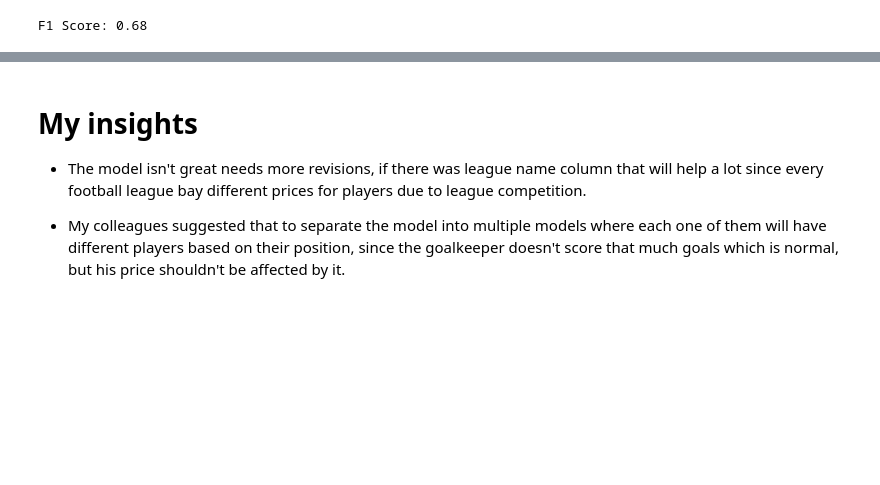
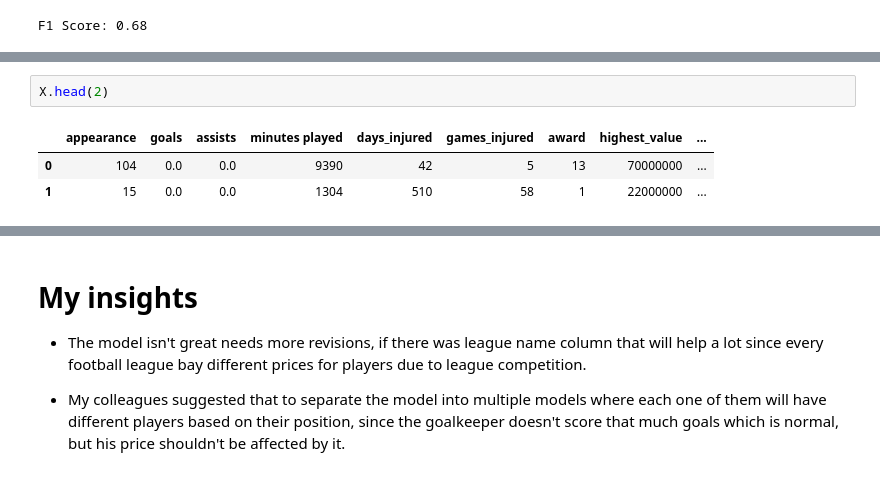
Before and after one commit to Tuwaiq-DS-ML-bootcamp-V-6/Use-case-7, a Jupyter notebook: EDA- KNN.ipynb, the cells around one changed output, grey strips where cells are left out. Saved outputs shown, nothing was run; the diff lists cells and outputs as text; blank space fills up the shorter version.

```diff
--- a/EDA- KNN.ipynb
+++ b/EDA- KNN.ipynb
@@ -852,0 +952,6 @@ F1 Score: 0.68
+# %%
+X.head(2)
+# %% [output]
+|  | appearance | goals | assists | minutes played | days_injured | games_injured | award | highest_value | ... |
+| 0 | 104 | 0.0 | 0.0 | 9390 | 42 | 5 | 13 | 70000000 | ... |
+| 1 | 15 | 0.0 | 0.0 | 1304 | 510 | 58 | 1 | 22000000 | ... |
```
Also changed, not shown: parts of 21 cells of this notebook, 3 other files.
